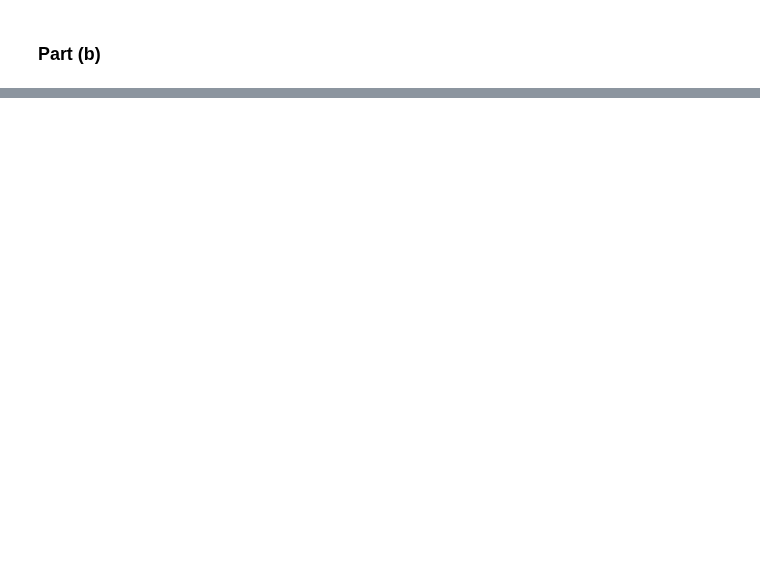
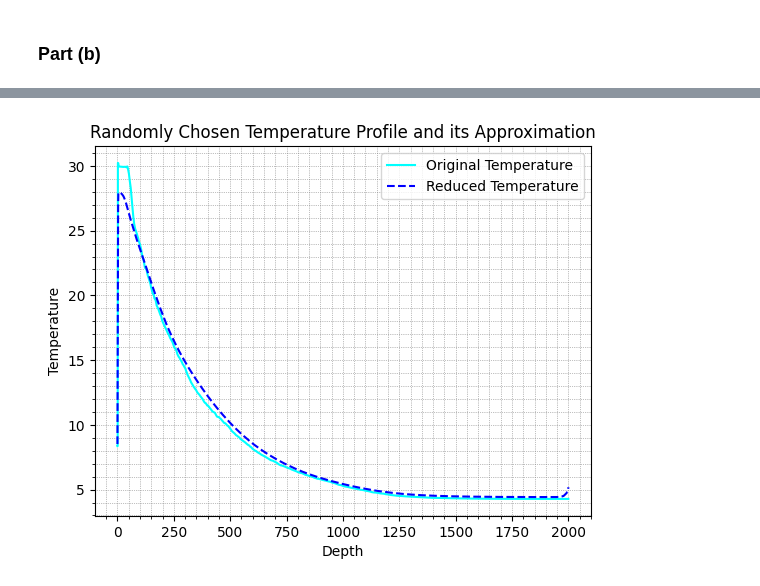
Before and after one commit to Mani0237/Prelims, a Jupyter notebook: 2023_fall/Q8-200973108/8_olmo.ipynb, the cells around one changed output, grey strips where cells are left out. Saved outputs shown, nothing was run; the diff lists cells and outputs as text; code cells hidden in the pictures; blank space fills up the shorter version.

```diff
--- a/2023_fall/Q8-200973108/8_olmo.ipynb
+++ b/2023_fall/Q8-200973108/8_olmo.ipynb
@@ -107,0 +197,82 @@ LinAlgError: SVD did not converge
+# %%
+import numpy as np
+import matplotlib.pyplot as plt
+import h5py
+from numpy import linalg
+
+# Open the .mat file
+file_name = "profiles.mat"
+with h5py.File(file_name, 'r') as f:
+    # Access relevant data (equivalent to MATLAB variables)
+    temperature = f['TEMP'][()]
+    salinity = f['SAL'][()]
+
+# Handle NaN and inf values by replacing them with the mean of the profile
+def replace_nan_inf(data):
+    # Replace inf with NaN to handle them together
+    data[np.isinf(data)] = np.nan
+    # Get the mean of each profile ignoring NaNs
+    means = np.nanmean(data, axis=1)
+    # Replace NaNs with the mean of the corresponding profile
+    inds = np.where(np.isnan(data))
+    data[inds] = np.take(means, inds[0])
+    return data
+
+temperature = replace_nan_inf(temperature)
+salinity = replace_nan_inf(salinity)
+
+# Function to perform SVD and determine required singular values
+def svd_analysis(data, threshold=0.95):
+    U, S, VT = linalg.svd(data, full_matrices=False)
+    explained_variance = np.cumsum(S**2) / np.sum(S**2)
+    num_singular_values = np.searchsorted(explained_variance, threshold) + 1
+    return U, S, VT, explained_variance, num_singular_values
+
+# Perform SVD on temperature and salinity datasets
+U_temp, S_temp, VT_temp, explained_var_temp, num_singular_values_temp = svd_analysis(temperature)
+U_sal, S_sal, VT_sal, explained_var_sal, num_singular_values_sal = svd_analysis(salinity)
+
+# Number of singular values required to capture 95% variance
+print(f"Number of singular values for temperature to capture 95% variability: {num_singular_values_temp}")
+print(f"Number of singular values for salinity to capture 95% variability: {num_singular_values_sal}")
+
+# Percentage of variance explained by the first two singular values
+variance_first_two_temp = explained_var_temp[1] * 100
+variance_first_two_sal = explained_var_sal[1] * 100
+print(f"Percentage of variance explained by the first two singular values (temperature): {variance_first_two_temp:.2f}%")
+print(f"Percentage of variance explained by the first two singular values (salinity): {variance_first_two_sal:.2f}%")
+
+# Function to reconstruct the data using the top 'num_singular_values' singular values
+def reconstruct_data(U, S, VT, num_singular_values):
+    U_reduced = U[:, :num_singular_values]
+    S_reduced = S[:num_singular_values]
+    VT_reduced = VT[:num_singular_values, :]
+    return np.dot(U_reduced, np.diag(S_reduced) @ VT_reduced)
+
+# Reconstruct the data using the required number of singular values
+temperature_reduced = reconstruct_data(U_temp, S_temp, VT_temp, num_singular_values_temp)
+salinity_reduced = reconstruct_data(U_sal, S_sal, VT_sal, num_singular_values_sal)
+
+# Plot a randomly chosen profile and its approximation
+random_index_temp = np.random.randint(0, temperature.shape[0])
+plt.plot(temperature[random_index_temp], label='Original Temperature', color='cyan')
+plt.plot(temperature_reduced[random_index_temp], label='Reduced Temperature', color='blue', linestyle='dashed')
+plt.xlabel('Depth')
+plt.ylabel('Temperature')
+plt.title('Randomly Chosen Temperature Profile and its Approximation')
+plt.legend()
+plt.minorticks_on()
+plt.grid(True, which='both', linestyle=':', linewidth='0.5', color='gray')
+plt.show()
+
+random_index_sal = np.random.randint(0, salinity.shape[0])
+plt.plot(salinity[random_index_sal], label='Original Salinity', color='maroon')
+plt.plot(salinity_reduced[random_index_sal], label='Reduced Salinity', color='red', linestyle='dashed')
+plt.xlabel('Depth')
+plt.ylabel('Salinity')
+plt.title('Randomly Chosen Salinity Profile and its Approximation')
+plt.legend()
+plt.minorticks_on()
+plt.grid(True, which='both', linestyle=':', linewidth='0.5', color='gray')
+plt.show()
+# %% [output]
@@ -107,0 +283 @@ LinAlgError: SVD did not converge
+[figure, added]
```
Also changed, not shown: parts of 7 cells of this notebook, 1 other file.
